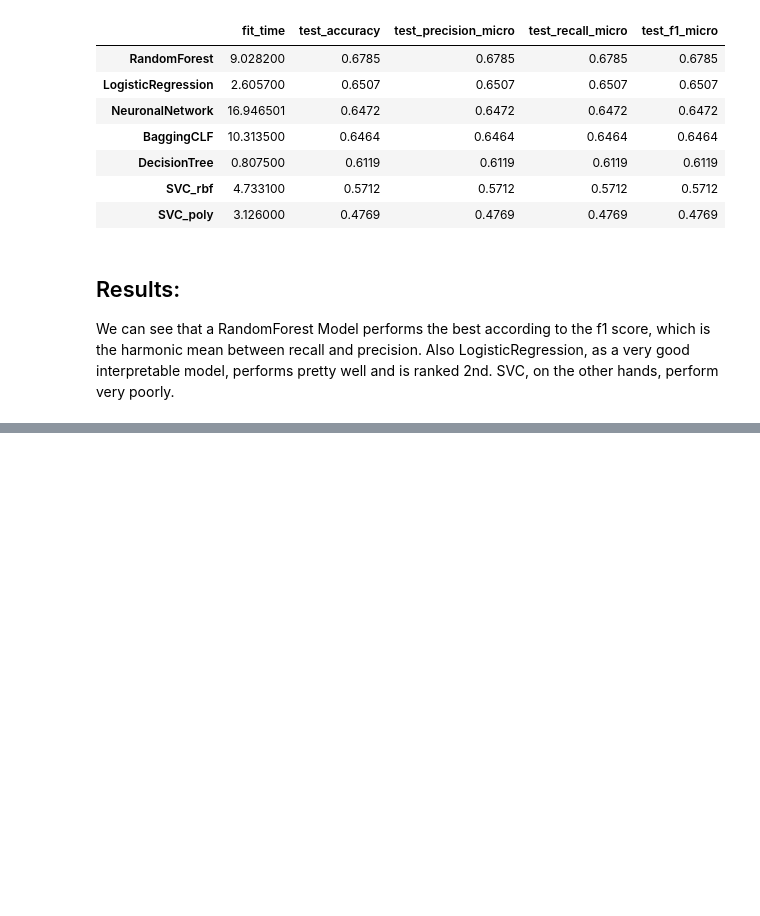
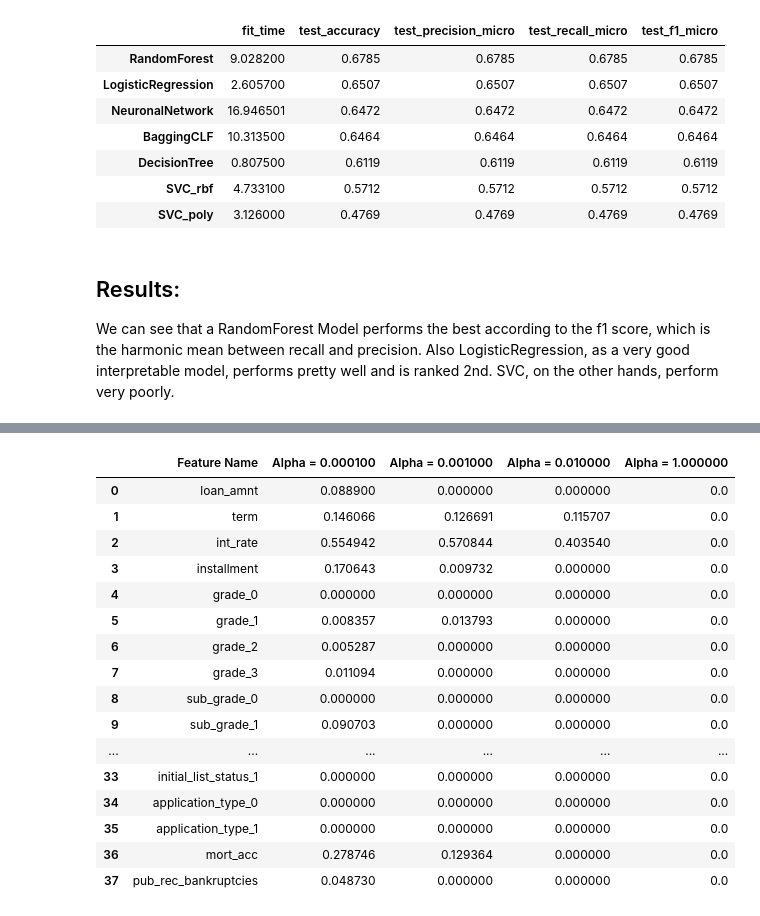
Before and after one commit to negralessio/advanced-ml-final-project, a Jupyter notebook: notebooks/predictions.ipynb, the cells around one changed output, grey strips where cells are left out. Cells and saved outputs as stored; diff of their text form; code cells hidden in the pictures; blank space fills up the shorter version.

```diff
--- a/notebooks/predictions.ipynb
+++ b/notebooks/predictions.ipynb
@@ -423,0 +422,2 @@ We can see that a RandomForest Model performs the best according to the f1 score
+# %%
+features = X_train.columns
@@ -423,0 +522,46 @@ We can see that a RandomForest Model performs the best according to the f1 score
+# %%
+# Create a function called lasso,
+def lasso(alphas):
+
+    # Create an empty data frame
+    df = pd.DataFrame()
+
+    # Create a column of feature names
+    df['Feature Name'] = features
+
+    # For each alpha value in the list of alpha values,
+    for alpha in alphas:
+    # Create a lasso regression with that alpha value,
+        lasso = Lasso(alpha=alpha)
+
+        # Fit the lasso regression
+        lasso.fit(X_train_scaled, y_train)
+
+        # Create a column name for that alpha value
+        column_name = 'Alpha = %f' % alpha
+
+        # Create a column of absolute coefficient values
+        df[column_name] = np.abs(lasso.coef_)
+
+    # Return the dataframe
+    return df
+# %%
+lasso([.0001, 0.001, .01, 1])
+# %% [output]
+|  | Feature Name | Alpha = 0.000100 | Alpha = 0.001000 | Alpha = 0.010000 | Alpha = 1.000000 |
+| 0 | loan_amnt | 0.088900 | 0.000000 | 0.000000 | 0.0 |
+| 1 | term | 0.146066 | 0.126691 | 0.115707 | 0.0 |
+| 2 | int_rate | 0.554942 | 0.570844 | 0.403540 | 0.0 |
+| 3 | installment | 0.170643 | 0.009732 | 0.000000 | 0.0 |
+| 4 | grade_0 | 0.000000 | 0.000000 | 0.000000 | 0.0 |
+| 5 | grade_1 | 0.008357 | 0.013793 | 0.000000 | 0.0 |
+| 6 | grade_2 | 0.005287 | 0.000000 | 0.000000 | 0.0 |
+| 7 | grade_3 | 0.011094 | 0.000000 | 0.000000 | 0.0 |
+| 8 | sub_grade_0 | 0.000000 | 0.000000 | 0.000000 | 0.0 |
+| 9 | sub_grade_1 | 0.090703 | 0.000000 | 0.000000 | 0.0 |
+| ... | ... | ... | ... | ... | ... |
+| 33 | initial_list_status_1 | 0.000000 | 0.000000 | 0.000000 | 0.0 |
+| 34 | application_type_0 | 0.000000 | 0.000000 | 0.000000 | 0.0 |
+| 35 | application_type_1 | 0.000000 | 0.000000 | 0.000000 | 0.0 |
+| 36 | mort_acc | 0.278746 | 0.129364 | 0.000000 | 0.0 |
+| 37 | pub_rec_bankruptcies | 0.048730 | 0.000000 | 0.000000 | 0.0 |
```
Also changed, not shown: parts of 30 cells of this notebook, 2 other files.
